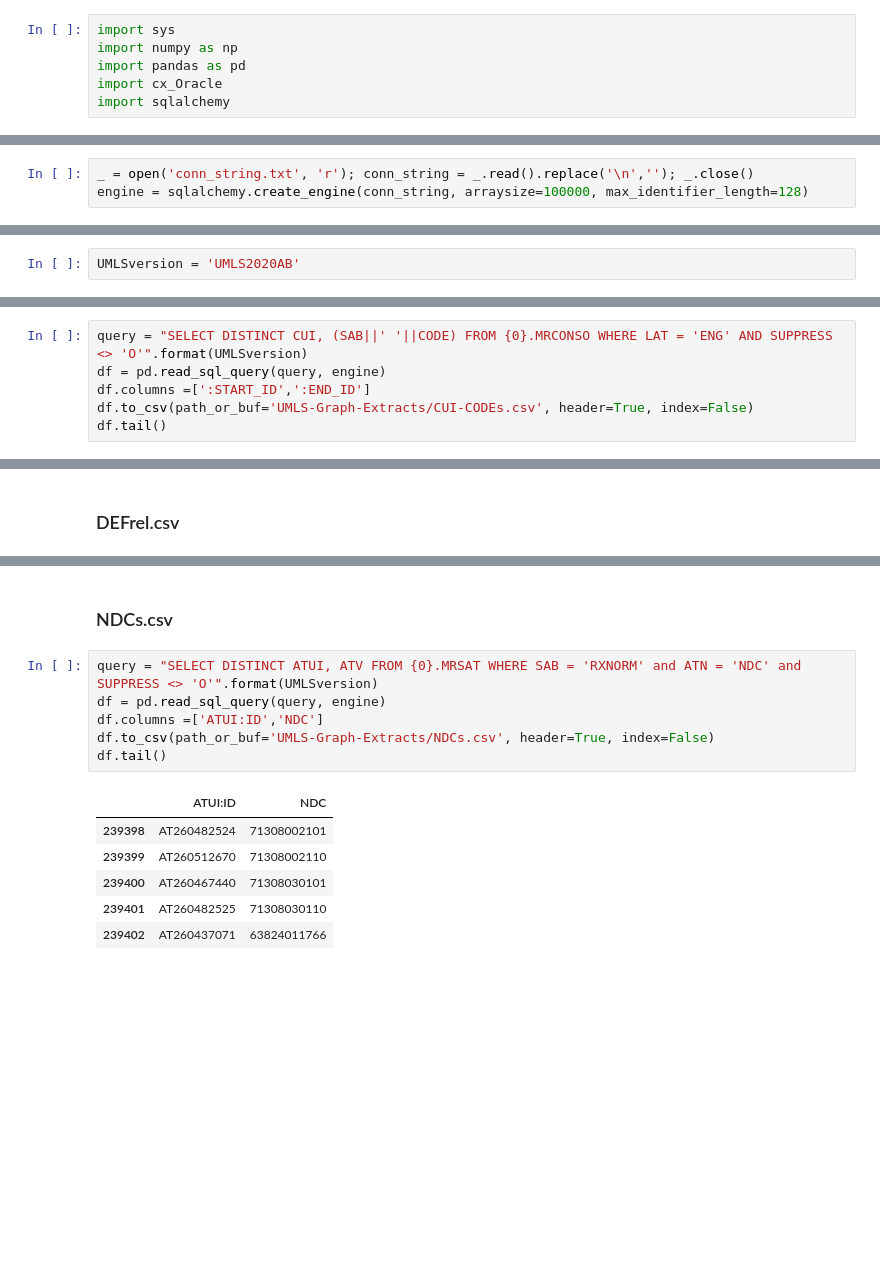
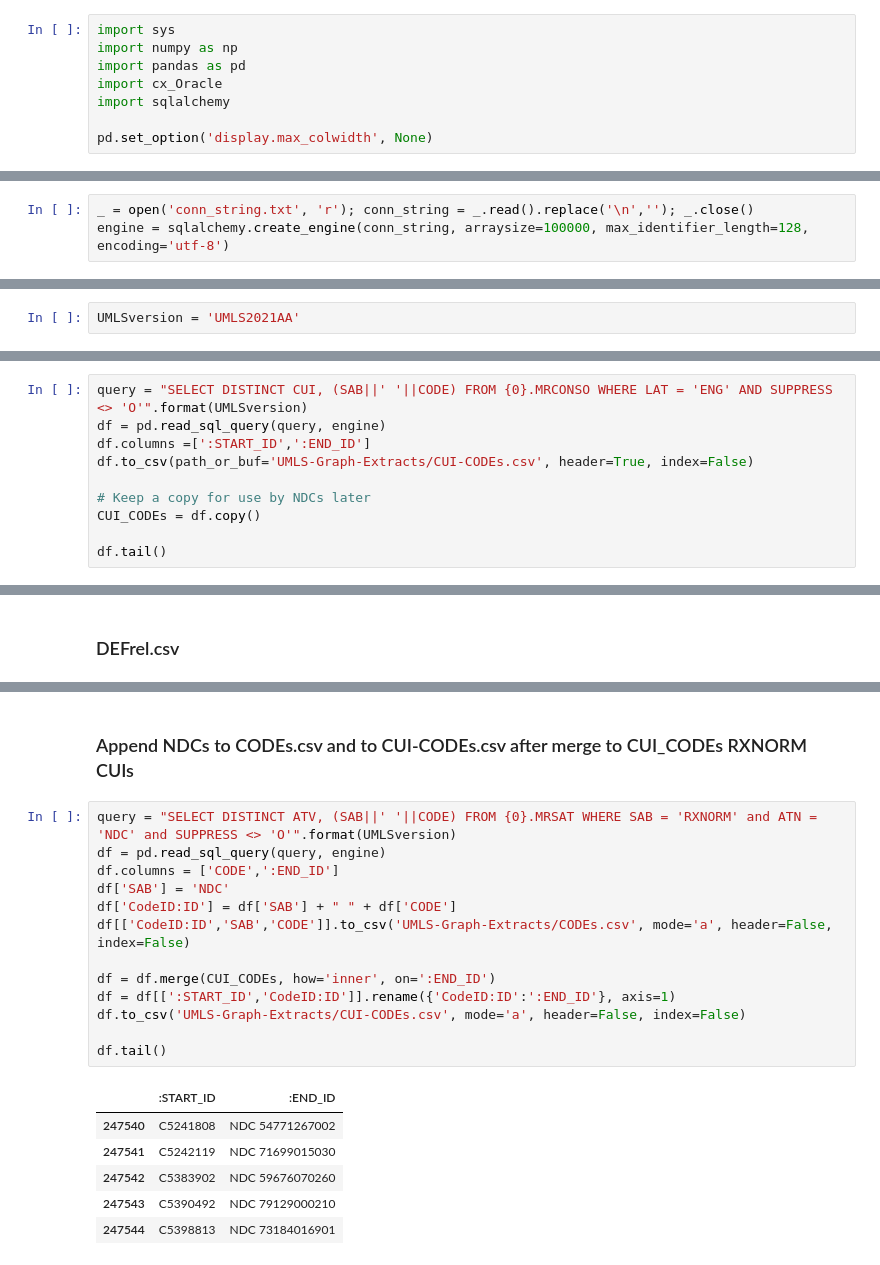
Before and after one commit to dbmi-pitt/UMLS-Graph, a Jupyter notebook: UMLS-Graph-Extracts.ipynb, the cells around one changed output, grey strips where cells are left out. Drawn from its saved outputs; the diff is of its cells as text; blank space fills up the shorter version.

```diff
--- a/UMLS-Graph-Extracts.ipynb
+++ b/UMLS-Graph-Extracts.ipynb
@@ -8,4 +8,6 @@ import numpy as np
 import pandas as pd
 import cx_Oracle
 import sqlalchemy
+
+pd.set_option('display.max_colwidth', None)
 # %% [markdown]
@@ -14,10 +16,10 @@ conn_string.txt file contains one line like: oracle+cx_oracle://user:pass@server
 # %%
 _ = open('conn_string.txt', 'r'); conn_string = _.read().replace('\n',''); _.close()
-engine = sqlalchemy.create_engine(conn_string, arraysize=100000, max_identifier_length=128)
+engine = sqlalchemy.create_engine(conn_string, arraysize=100000, max_identifier_length=128, encoding='utf-8')
 # %% [markdown]
 #### Set the UMLSversion (in Pitt/Neptune implementation this is the Oracle Schema/User)
 # %%
-UMLSversion = 'UMLS2020AB'
+UMLSversion = 'UMLS2021AA'
 # %% [markdown]
 ### TUIs.csv
 # %%
@@ -115,6 +117,10 @@ query = "SELECT DISTINCT CUI, (SAB||' '||CODE) FROM {0}.MRCONSO WHERE LAT = 'ENG
 df = pd.read_sql_query(query, engine)
 df.columns =[':START_ID',':END_ID']
 df.to_csv(path_or_buf='UMLS-Graph-Extracts/CUI-CODEs.csv', header=True, index=False)
+
+# Keep a copy for use by NDCs later
+CUI_CODEs = df.copy()
+
 df.tail()
 # %% [output]
 |  | :START_ID | :END_ID |
@@ -201,15 +207,22 @@ df.tail()
-# %% [markdown]
-### NDCs.csv
+# %% [markdown]
+### Append NDCs to CODEs.csv and to CUI-CODEs.csv after merge to CUI_CODEs RXNORM CUIs
 # %%
-query = "SELECT DISTINCT ATUI, ATV FROM {0}.MRSAT WHERE SAB = 'RXNORM' and ATN = 'NDC' and SUPPRESS <> 'O'".format(UMLSversion)
+query = "SELECT DISTINCT ATV, (SAB||' '||CODE) FROM {0}.MRSAT WHERE SAB = 'RXNORM' and ATN = 'NDC' and SUPPRESS <> 'O'".format(UMLSversion)
 df = pd.read_sql_query(query, engine)
-df.columns =['ATUI:ID','NDC']
-df.to_csv(path_or_buf='UMLS-Graph-Extracts/NDCs.csv', header=True, index=False)
+df.columns = ['CODE',':END_ID']
+df['SAB'] = 'NDC'
+df['CodeID:ID'] = df['SAB'] + " " + df['CODE']
+df[['CodeID:ID','SAB','CODE']].to_csv('UMLS-Graph-Extracts/CODEs.csv', mode='a', header=False, index=False)
+
+df = df.merge(CUI_CODEs, how='inner', on=':END_ID')
+df = df[[':START_ID','CodeID:ID']].rename({'CodeID:ID':':END_ID'}, axis=1)
+df.to_csv('UMLS-Graph-Extracts/CUI-CODEs.csv', mode='a', header=False, index=False)
+
 df.tail()
 # %% [output]
-|  | ATUI:ID | NDC |
-| 239398 | AT260482524 | 71308002101 |
-| 239399 | AT260512670 | 71308002110 |
-| 239400 | AT260467440 | 71308030101 |
-| 239401 | AT260482525 | 71308030110 |
-| 239402 | AT260437071 | 63824011766 |
+|  | :START_ID | :END_ID |
+| 247540 | C5241808 | NDC 54771267002 |
+| 247541 | C5242119 | NDC 71699015030 |
+| 247542 | C5383902 | NDC 59676070260 |
+| 247543 | C5390492 | NDC 79129000210 |
+| 247544 | C5398813 | NDC 73184016901 |
```
Also changed, not shown: parts of 13 cells of this notebook.
